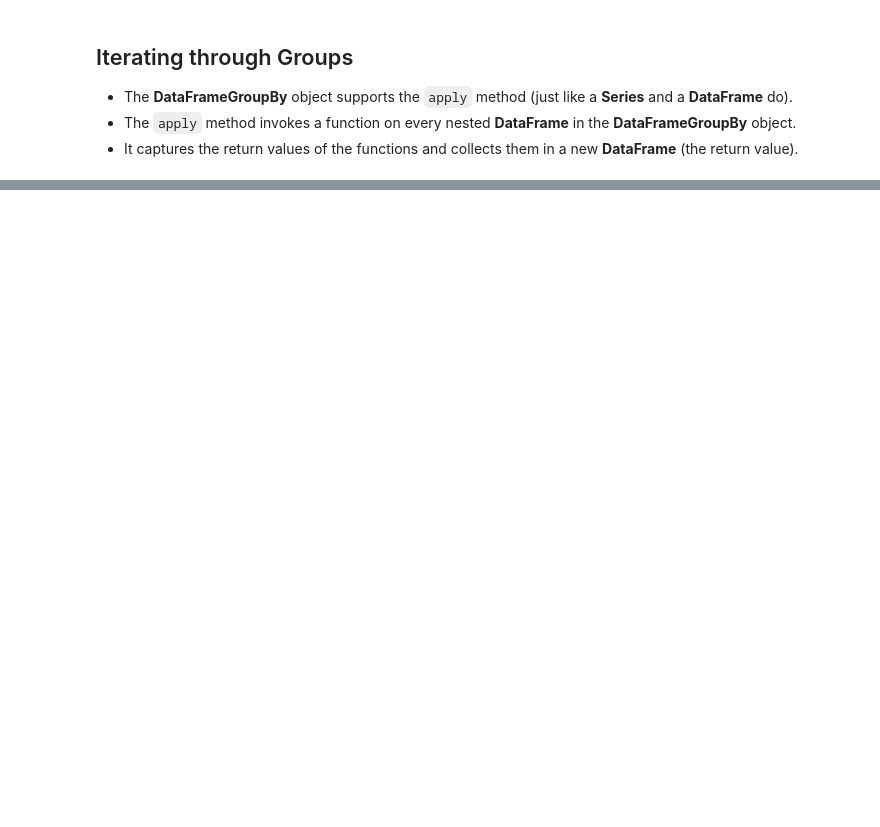
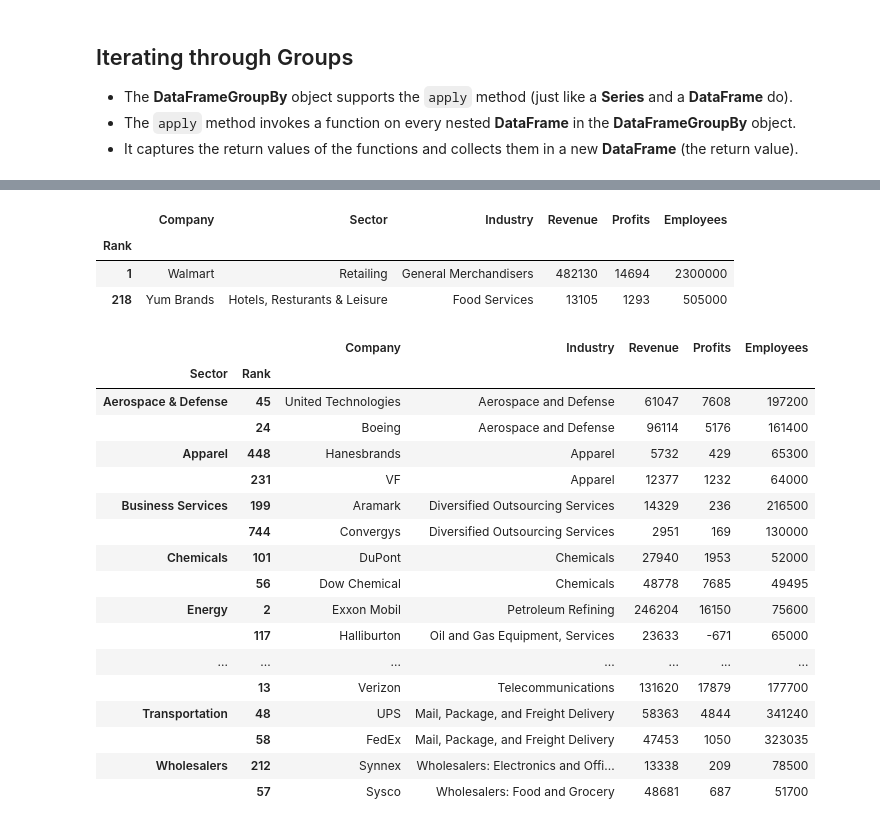
Before and after one commit to kon-mat/DataAnalysis, a Jupyter notebook: Python/Udemy/DataAnalysisWithPandasAndPython/Complete/09 - The GroupBy Object.ipynb, the cells around one changed output, grey strips where cells are left out. Drawn from its saved outputs; the diff is of its cells as text; code cells hidden in the pictures; blank space fills up the shorter version.

Commit message:
Udemy python - The GroupBy Object

```diff
--- a/Python/Udemy/DataAnalysisWithPandasAndPython/Complete/09 - The GroupBy Object.ipynb
+++ b/Python/Udemy/DataAnalysisWithPandasAndPython/Complete/09 - The GroupBy Object.ipynb
@@ -324,3 +447,8 @@ sectors[["Revenue", "Profits"]].sum()
 - The **DataFrameGroupBy** object supports the `apply` method (just like a **Series** and a **DataFrame** do).
 - The `apply` method invokes a function on every nested **DataFrame** in the **DataFrameGroupBy** object.
 - It captures the return values of the functions and collects them in a new **DataFrame** (the return value).
+# %%
+fortune = pd.read_csv("fortune1000.csv", index_col="Rank")
+sectors = fortune.groupby("Sector")
+
+fortune.head(5)
@@ -326,0 +463,38 @@ sectors[["Revenue", "Profits"]].sum()
+# %%
+# Find the two companies in each sector with the most employees
+# poniższa metoda zwróci dwie firmy z największą liczbą pracowników ale na podstawie całej ramki
+fortune.nlargest(2, "Employees")
+# %% [output]
+|  | Company | Sector | Industry | Revenue | Profits | Employees |
+| Rank |  |  |  |  |  |  |
+| 1 | Walmart | Retailing | General Merchandisers | 482130 | 14694 | 2300000 |
+| 218 | Yum Brands | Hotels, Resturants & Leisure | Food Services | 13105 | 1293 | 505000 |
+# %%
+# metoda apply w przypadku obiektu zgrupowanego zostanie wywołana dla każdej z grup
+
+# Find the two companies in each sector with the most employees
+def top_two_companies_by_employee_count(sector):
+    return sector.nlargest(2, "Employees")
+
+# metoda apply domyślnie wywołuje funkcje dla każdego sektora w tym przypadku
+# dodanie include_groups=False do apply() sprawi, że kolumny grupujące nie będą uwzględnione w operacji
+sectors.apply(top_two_companies_by_employee_count, include_groups=False)
+# %% [output]
+|  |  | Company | Industry | Revenue | Profits | Employees |
+| Sector | Rank |  |  |  |  |  |
+| Aerospace & Defense | 45 | United Technologies | Aerospace and Defense | 61047 | 7608 | 197200 |
+|  | 24 | Boeing | Aerospace and Defense | 96114 | 5176 | 161400 |
+| Apparel | 448 | Hanesbrands | Apparel | 5732 | 429 | 65300 |
+|  | 231 | VF | Apparel | 12377 | 1232 | 64000 |
+| Business Services | 199 | Aramark | Diversified Outsourcing Services | 14329 | 236 | 216500 |
+|  | 744 | Convergys | Diversified Outsourcing Services | 2951 | 169 | 130000 |
+| Chemicals | 101 | DuPont | Chemicals | 27940 | 1953 | 52000 |
+|  | 56 | Dow Chemical | Chemicals | 48778 | 7685 | 49495 |
+| Energy | 2 | Exxon Mobil | Petroleum Refining | 246204 | 16150 | 75600 |
+|  | 117 | Halliburton | Oil and Gas Equipment, Services | 23633 | -671 | 65000 |
+| ... | ... | ... | ... | ... | ... | ... |
+|  | 13 | Verizon | Telecommunications | 131620 | 17879 | 177700 |
+| Transportation | 48 | UPS | Mail, Package, and Freight Delivery | 58363 | 4844 | 341240 |
+|  | 58 | FedEx | Mail, Package, and Freight Delivery | 47453 | 1050 | 323035 |
+| Wholesalers | 212 | Synnex | Wholesalers: Electronics and Offi... | 13338 | 209 | 78500 |
+|  | 57 | Sysco | Wholesalers: Food and Grocery | 48681 | 687 | 51700 |
```
Also changed, not shown: parts of 8 cells of this notebook.
